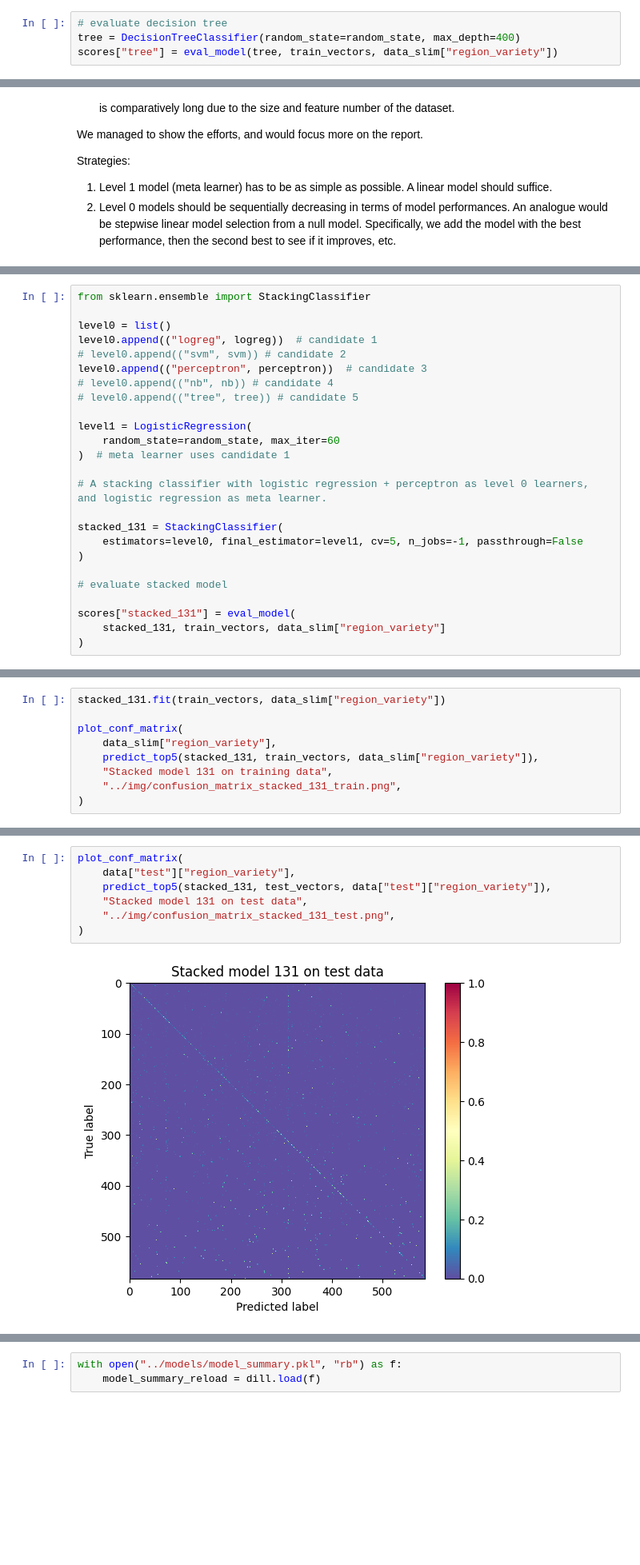
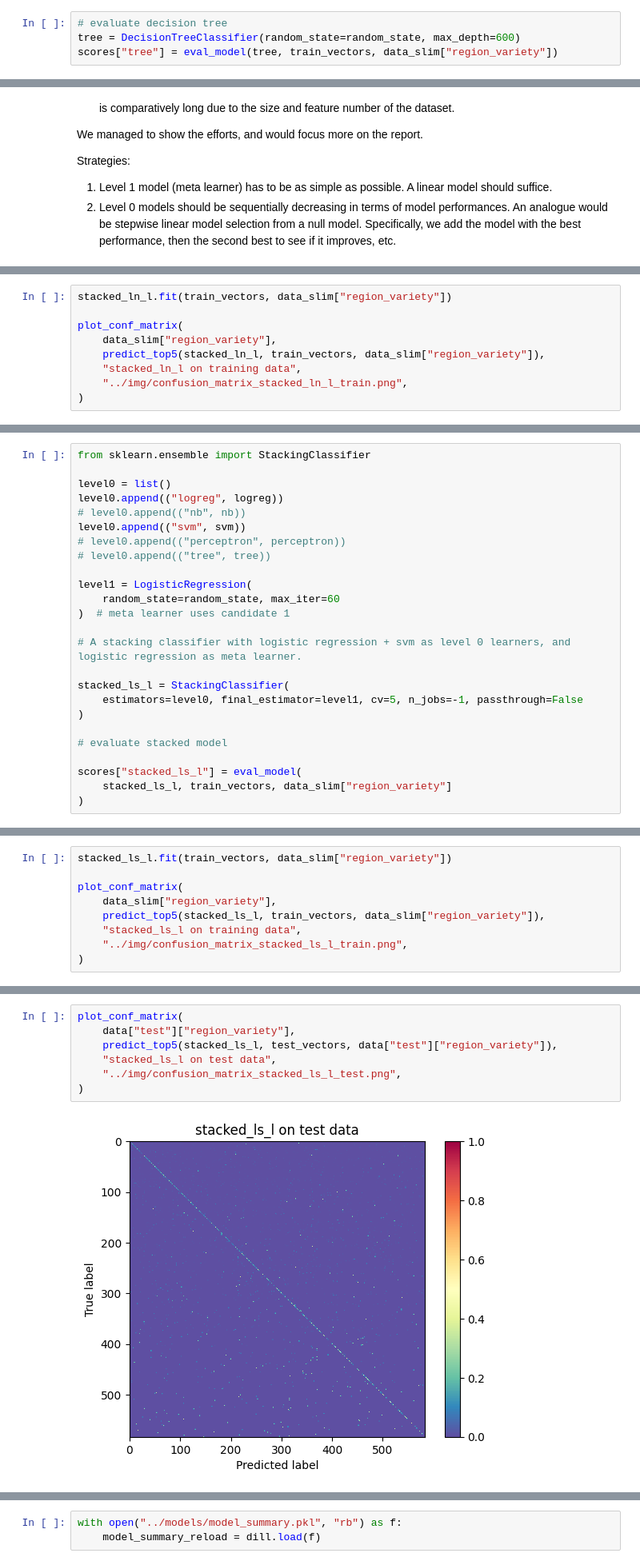
Before and after one commit to CeleritasML/sommelier-app, a Jupyter notebook: notebooks/stacking.ipynb, the cells around one changed output, grey strips where cells are left out. Shown at 80% size. Cells and saved outputs as stored; diff of their text form; blank space fills up the shorter version.

Commit message:
Reconstruct stacked models

```diff
--- a/notebooks/stacking.ipynb
+++ b/notebooks/stacking.ipynb
@@ -265,7 +265,7 @@ plot_conf_matrix(
 [figure]
 # %%
 # evaluate decision tree
-tree = DecisionTreeClassifier(random_state=random_state, max_depth=400)
+tree = DecisionTreeClassifier(random_state=random_state, max_depth=600)
 scores["tree"] = eval_model(tree, train_vectors, data_slim["region_variety"])
 # %% [output]
 [Parallel(n_jobs=-1)]: Using backend LokyBackend with 10 concurrent workers.
@@ -336,0 +367,9 @@ Strategies:
+# %%
+stacked_ln_l.fit(train_vectors, data_slim["region_variety"])
+
+plot_conf_matrix(
+    data_slim["region_variety"],
+    predict_top5(stacked_ln_l, train_vectors, data_slim["region_variety"]),
+    "stacked_ln_l on training data",
+    "../img/confusion_matrix_stacked_ln_l_train.png",
+)
@@ -338,26 +388,26 @@ Strategies:
 from sklearn.ensemble import StackingClassifier
 
 level0 = list()
-level0.append(("logreg", logreg))  # candidate 1
-# level0.append(("svm", svm)) # candidate 2
-level0.append(("perceptron", perceptron))  # candidate 3
-# level0.append(("nb", nb)) # candidate 4
-# level0.append(("tree", tree)) # candidate 5
+level0.append(("logreg", logreg))
+# level0.append(("nb", nb))
+level0.append(("svm", svm))
+# level0.append(("perceptron", perceptron))
+# level0.append(("tree", tree))
 
 level1 = LogisticRegression(
     random_state=random_state, max_iter=60
 )  # meta learner uses candidate 1
 
-# A stacking classifier with logistic regression + perceptron as level 0 learners, and logistic regression as meta learner.
+# A stacking classifier with logistic regression + svm as level 0 learners, and logistic regression as meta learner.
 
-stacked_131 = StackingClassifier(
+stacked_ls_l = StackingClassifier(
     estimators=level0, final_estimator=level1, cv=5, n_jobs=-1, passthrough=False
 )
 
 # evaluate stacked model
 
-scores["stacked_131"] = eval_model(
-    stacked_131, train_vectors, data_slim["region_variety"]
+scores["stacked_ls_l"] = eval_model(
+    stacked_ls_l, train_vectors, data_slim["region_variety"]
 )
 # %% [output]
 [Parallel(n_jobs=-1)]: Using backend LokyBackend with 10 concurrent workers.
@@ -383,11 +433,11 @@ Please also refer to the documentation for alternative solver options:
 # %%
-stacked_131.fit(train_vectors, data_slim["region_variety"])
+stacked_ls_l.fit(train_vectors, data_slim["region_variety"])
 
 plot_conf_matrix(
     data_slim["region_variety"],
-    predict_top5(stacked_131, train_vectors, data_slim["region_variety"]),
-    "Stacked model 131 on training data",
-    "../img/confusion_matrix_stacked_131_train.png",
+    predict_top5(stacked_ls_l, train_vectors, data_slim["region_variety"]),
+    "stacked_ls_l on training data",
+    "../img/confusion_matrix_stacked_ls_l_train.png",
 )
 # %% [output]
 STOP: TOTAL NO. of ITERATIONS REACHED LIMIT.
@@ -401,9 +451,9 @@ Please also refer to the documentation for alternative solver options:
 # %%
 plot_conf_matrix(
     data["test"]["region_variety"],
-    predict_top5(stacked_131, test_vectors, data["test"]["region_variety"]),
-    "Stacked model 131 on test data",
-    "../img/confusion_matrix_stacked_131_test.png",
+    predict_top5(stacked_ls_l, test_vectors, data["test"]["region_variety"]),
+    "stacked_ls_l on test data",
+    "../img/confusion_matrix_stacked_ls_l_test.png",
 )
 # %% [output]
-[figure, old version]
+[figure, new version]
```
Also changed, not shown: parts of 21 cells of this notebook, 16 other files.
